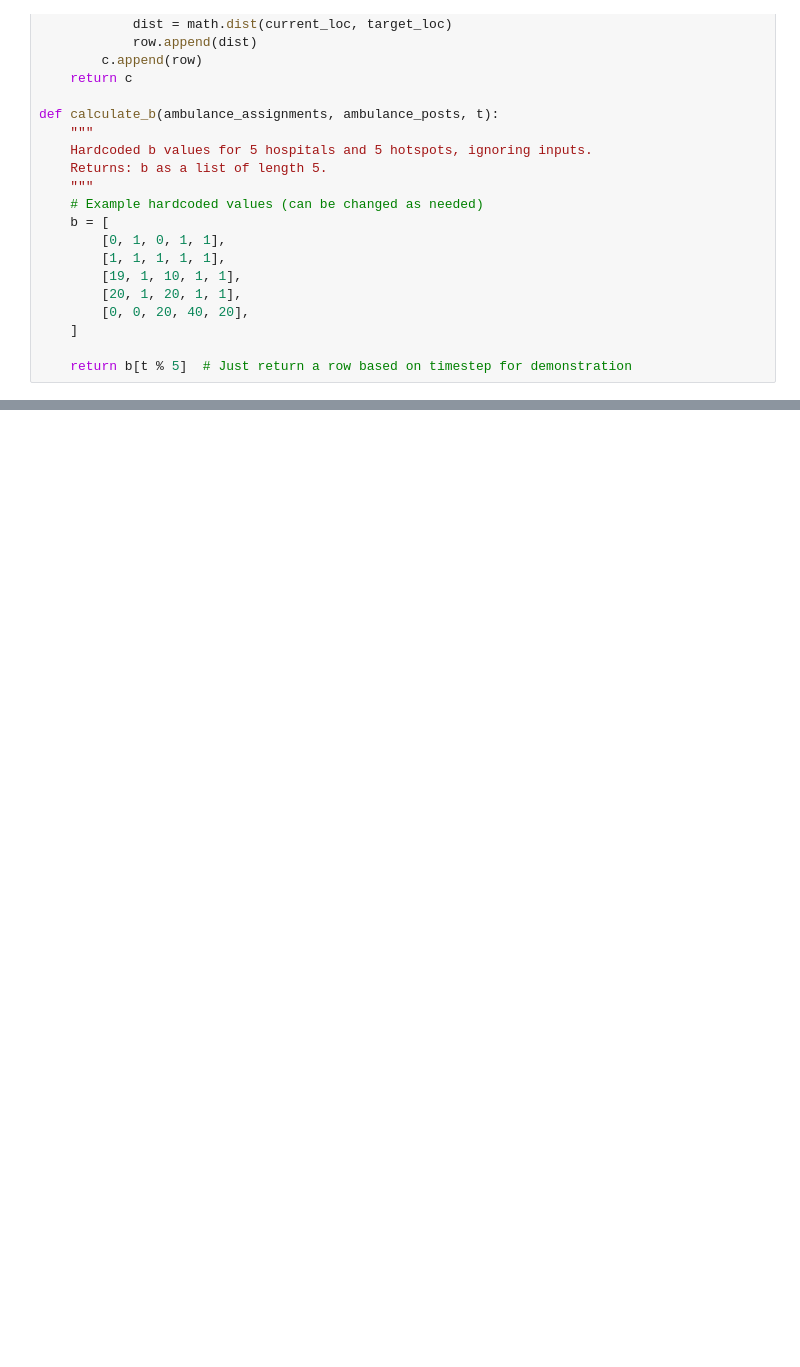
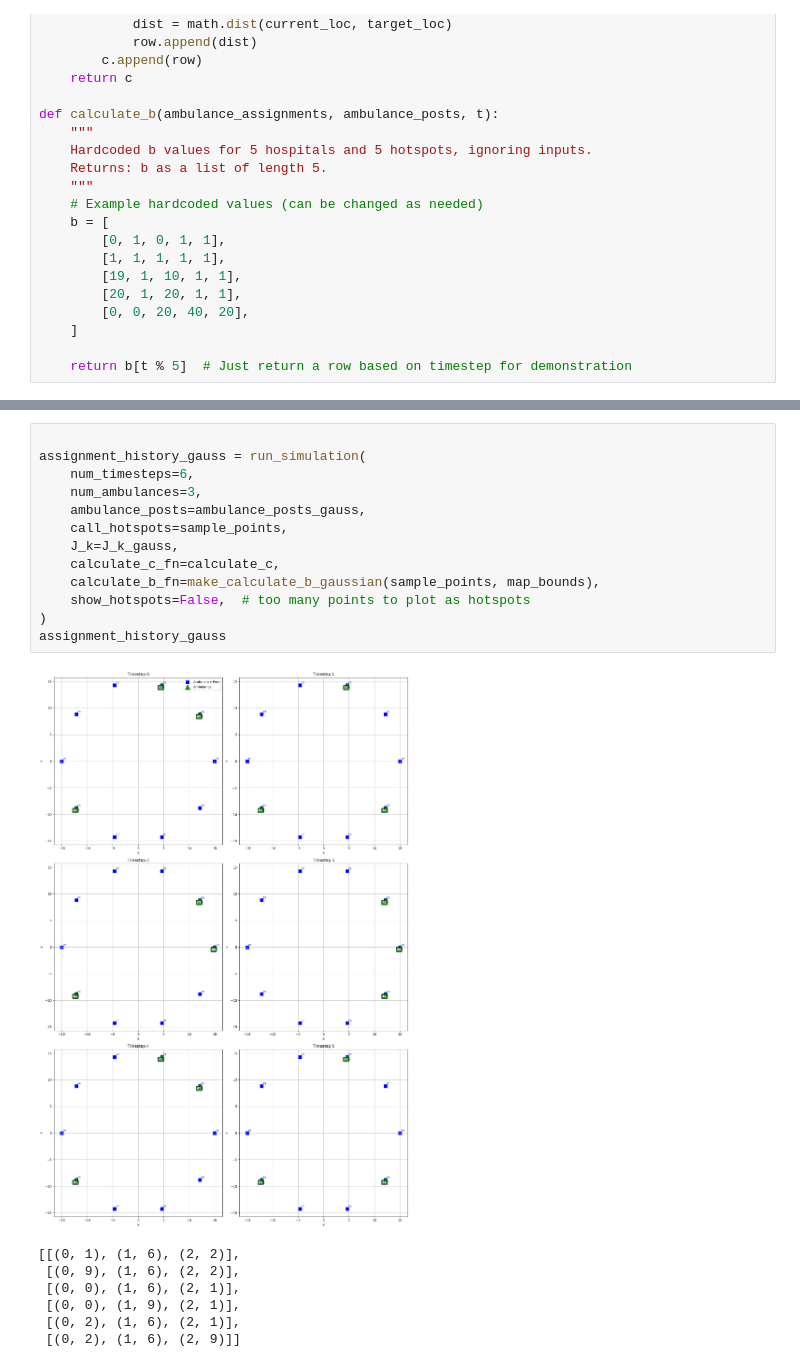
Before and after one commit to drustanyjt/dynamic-ambulance-routing, a Jupyter notebook: workbook.ipynb, the cells around one changed output, grey strips where cells are left out. Cells and saved outputs as stored; diff of their text form; blank space fills up the shorter version.

```diff
--- a/workbook.ipynb
+++ b/workbook.ipynb
@@ -306,0 +508,21 @@ assignment_history
+# %%
+
+assignment_history_gauss = run_simulation(
+    num_timesteps=6,
+    num_ambulances=3,
+    ambulance_posts=ambulance_posts_gauss,
+    call_hotspots=sample_points,
+    J_k=J_k_gauss,
+    calculate_c_fn=calculate_c,
+    calculate_b_fn=make_calculate_b_gaussian(sample_points, map_bounds),
+    show_hotspots=False,  # too many points to plot as hotspots
+)
+assignment_history_gauss
+# %% [output]
+[figure, added]
+[[(0, 1), (1, 6), (2, 2)],
+ [(0, 9), (1, 6), (2, 2)],
+ [(0, 0), (1, 6), (2, 1)],
+ [(0, 0), (1, 9), (2, 1)],
+ [(0, 2), (1, 6), (2, 1)],
+ [(0, 2), (1, 6), (2, 9)]]
```
Also changed, not shown: parts of 9 cells of this notebook.
